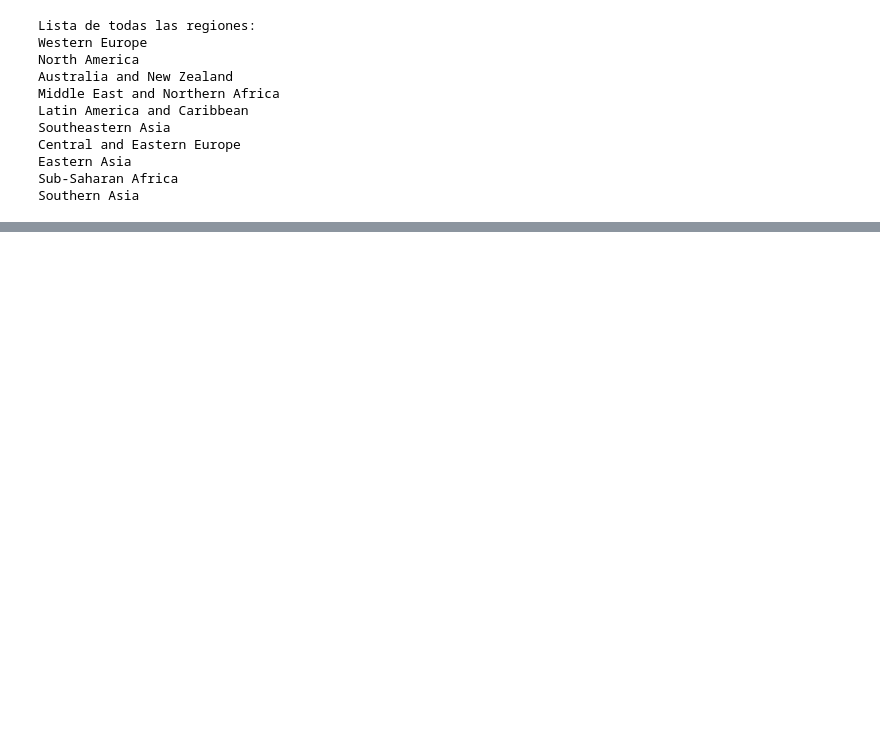
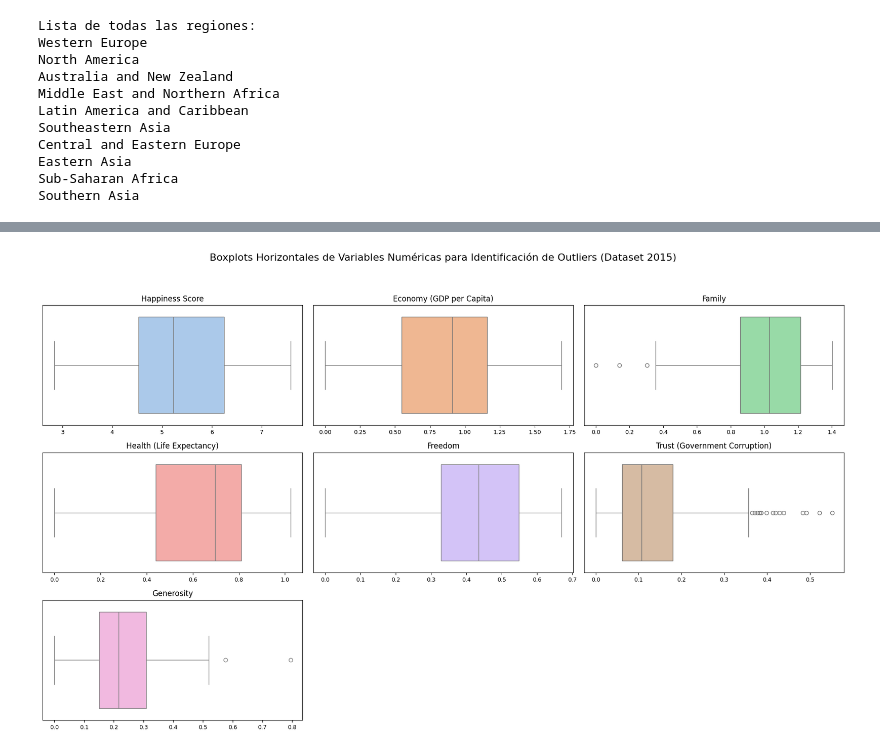
Before and after one commit to Mrsasayo/workshop_3, a Jupyter notebook: notebooks/2015/001_2015_eda.ipynb, the cells around one changed output, grey strips where cells are left out. Cells and saved outputs as stored; diff of their text form; code cells hidden in the pictures; blank space fills up the shorter version.

```diff
--- a/notebooks/2015/001_2015_eda.ipynb
+++ b/notebooks/2015/001_2015_eda.ipynb
@@ -28,10 +28,10 @@ pd.set_option('display.float_format', lambda x: '%.3f' % x)
 # --- Definición de la ruta al archivo ---
 # Asegúrate de que esta ruta sea accesible desde donde ejecutas el notebook/script.
 # La ruta proporcionada es absoluta, lo cual es bueno para evitar ambigüedades.
-file_path = "/home/nicolas/Escritorio/workshops ETL/workshop_3/data/raw/2015.csv"
+file_path = "/home/nicolas/Escritorio/workshops_ETL/workshop_3/data/raw/2015.csv"
 
 # También podrías construir la ruta de forma más dinámica si tu script está en el proyecto:
-# project_root = "/home/nicolas/Escritorio/workshops ETL/workshop_3"
+# project_root = "/home/nicolas/Escritorio/workshops_ETL/workshop_3"
 # file_path = os.path.join(project_root, "data", "raw", "2015.csv")
 
 logging.info(f"Ruta del archivo a cargar: {file_path}")
@@ -437,6 +437,9 @@ else:
 # --- Boxplots Horizontales para Identificación de Outliers (df_2015) ---
 if 'df_2015' in locals() and df_2015 is not None:
     logging.info("Generando boxplots horizontales para identificar outliers en variables numéricas principales de df_2015.")
+
+    # Definir cols_for_boxplot usando las columnas numéricas excluyendo las que no queremos graficar
+    cols_for_boxplot = [col for col in numeric_cols if col not in actual_cols_to_exclude]
 
     # Columnas que queremos graficar, si existen en df_2015
     actual_cols_for_boxplot = [col for col in cols_for_boxplot if col in df_2015.columns]
@@ -486,0 +490 @@ else:
+[figure, added]
```
Also changed, not shown: parts of 17 cells of this notebook, 30 other files.
